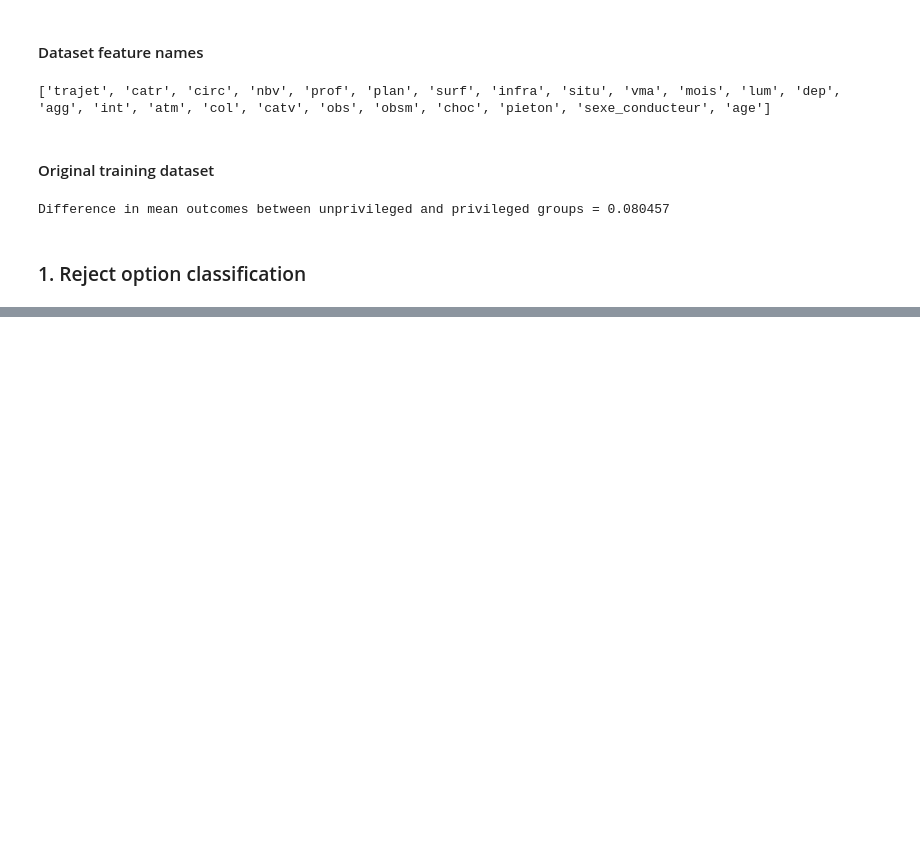
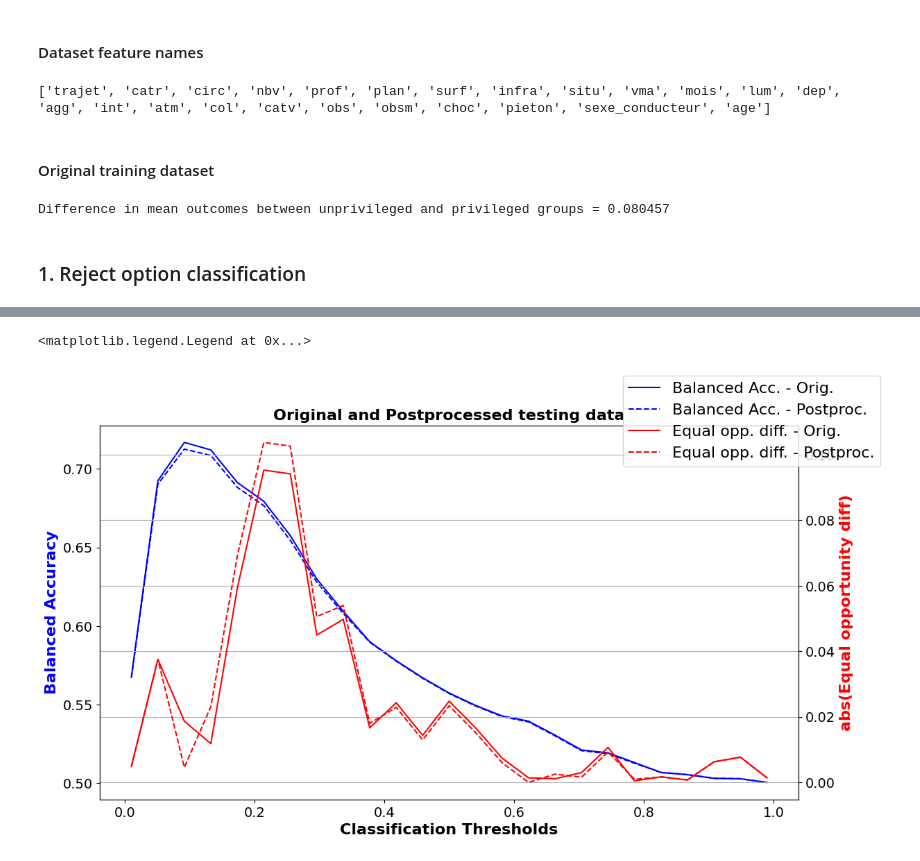
Before and after one commit to erwanlem/fairness, a Jupyter notebook: postprocessing.ipynb, the cells around one changed output, grey strips where cells are left out. Drawn from its saved outputs; the diff is of its cells as text; code cells hidden in the pictures; blank space fills up the shorter version.

```diff
--- a/postprocessing.ipynb
+++ b/postprocessing.ipynb
@@ -196,0 +359,29 @@ fig.show()
+# %%
+bef_bal_acc_test = np.array(bef_bal_acc_test)
+bef_avg_odds_diff_test = np.array(bef_avg_odds_diff_test)
+
+aft_bal_acc_test = np.array(aft_bal_acc_test)
+aft_avg_odds_diff_test = np.array(aft_avg_odds_diff_test)
+
+fig, ax1 = plt.subplots(figsize=(13,7))
+ax1.plot(all_thresh, bef_bal_acc_test, color='b')
+ax1.plot(all_thresh, aft_bal_acc_test, color='b', linestyle='dashed')
+ax1.set_title('Original and Postprocessed testing data', fontsize=16, fontweight='bold')
+ax1.set_xlabel('Classification Thresholds', fontsize=16, fontweight='bold')
+ax1.set_ylabel('Balanced Accuracy', color='b', fontsize=16, fontweight='bold')
+ax1.xaxis.set_tick_params(labelsize=14)
+ax1.yaxis.set_tick_params(labelsize=14)
+
+
+ax2 = ax1.twinx()
+ax2.plot(all_thresh, np.abs(bef_avg_odds_diff_test), color='r')
+ax2.plot(all_thresh, np.abs(aft_avg_odds_diff_test), color='r', linestyle='dashed')
+ax2.set_ylabel('abs(Equal opportunity diff)', color='r', fontsize=16, fontweight='bold')
+ax2.yaxis.set_tick_params(labelsize=14)
+ax2.grid(True)
+fig.legend(["Balanced Acc. - Orig.", "Balanced Acc. - Postproc.",
+            "Equal opp. diff. - Orig.", "Equal opp. diff. - Postproc."],
+           fontsize=16)
+# %% [output]
+<matplotlib.legend.Legend at 0x...>
+[figure, added]
```
Also changed, not shown: parts of 17 cells of this notebook, 10 other files.
